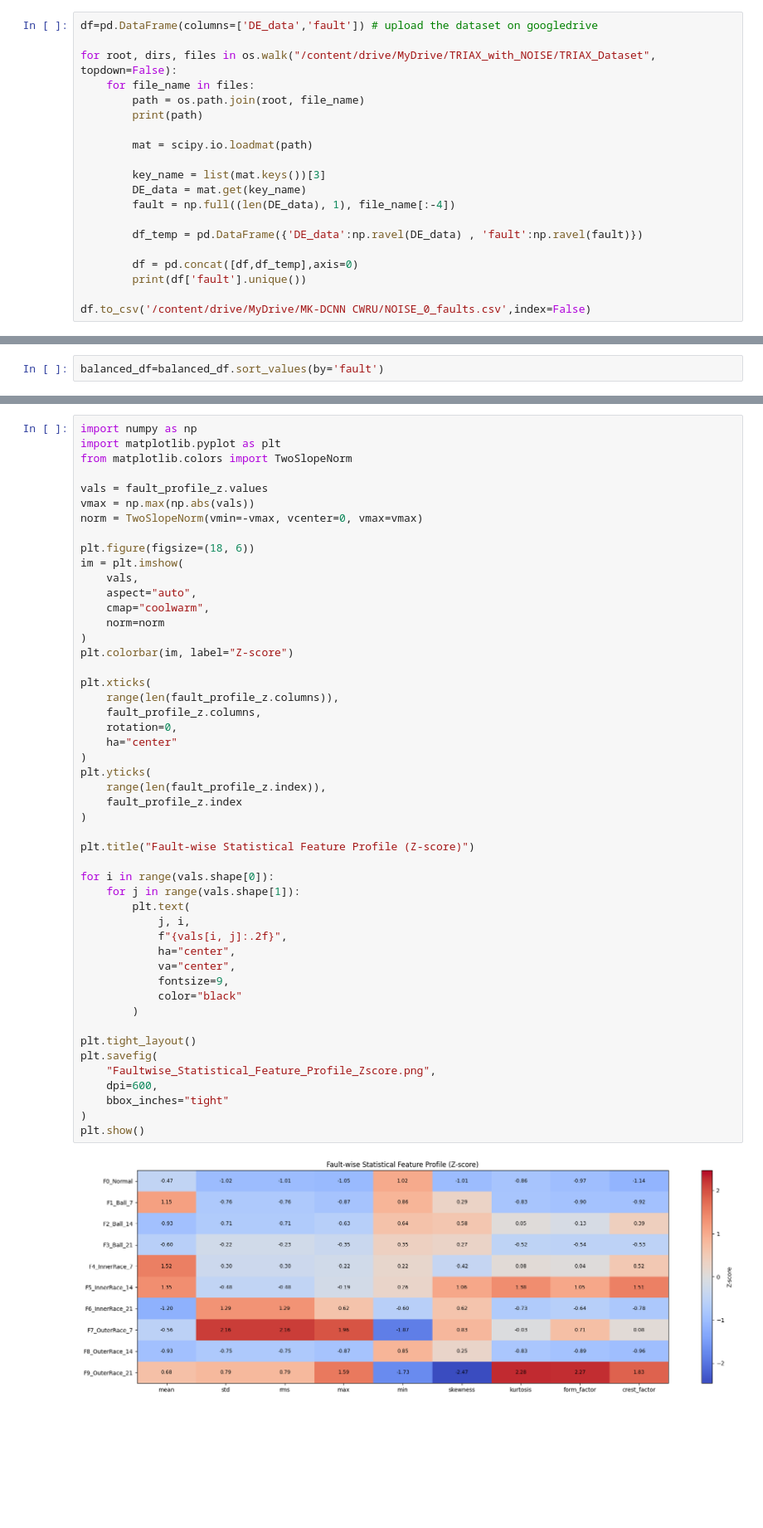
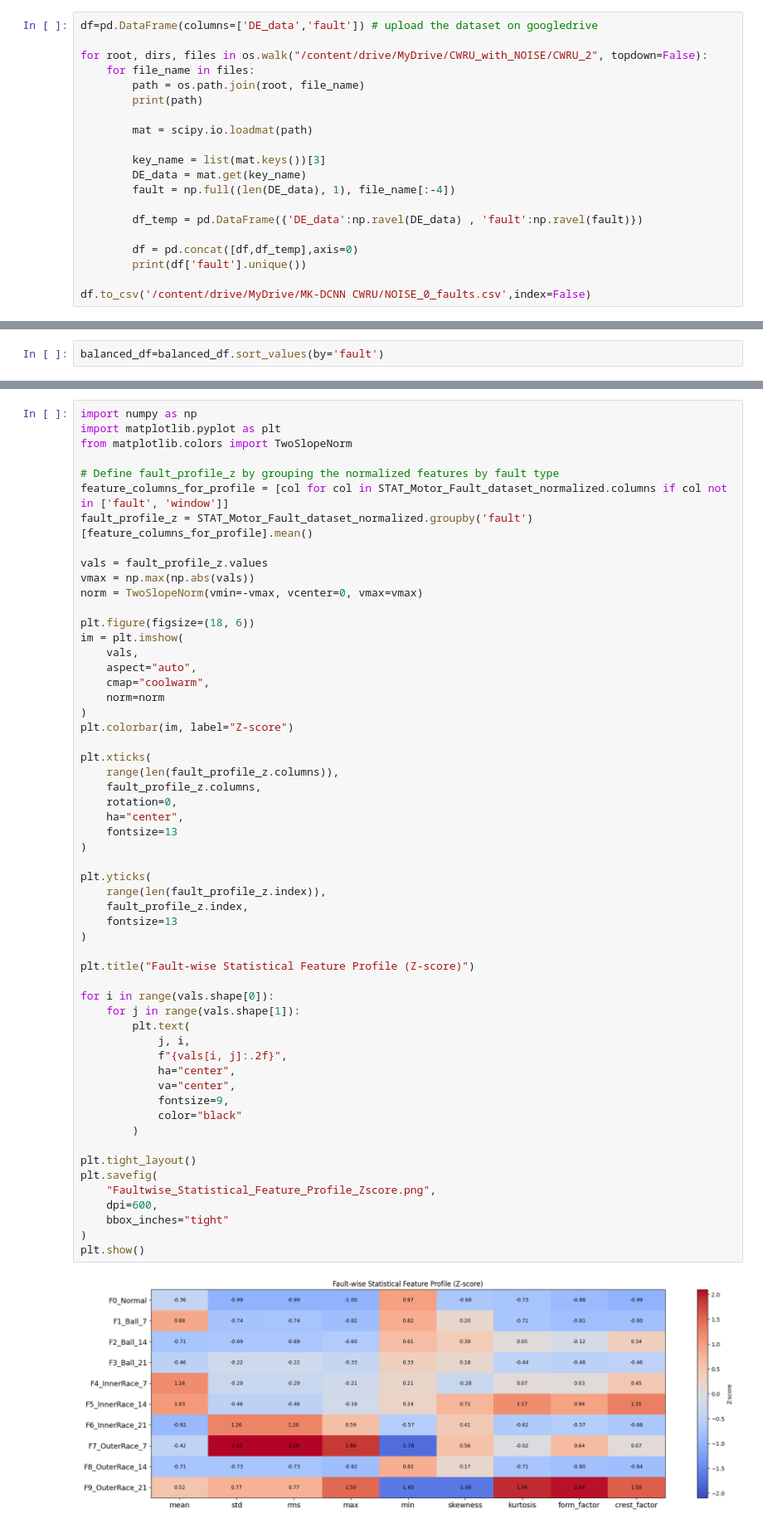
Before and after one commit to promckkon/MK-DCNN, a Jupyter notebook: MK-DCNN with 0dB NOISE in CWRU Dataset 2622.ipynb, the cells around one changed output, grey strips where cells are left out. Shown at 83% size. Drawn from its saved outputs; the diff is of its cells as text; blank space fills up the shorter version.

```diff
--- a/MK-DCNN with 0dB NOISE in CWRU Dataset 2622.ipynb
+++ b/MK-DCNN with 0dB NOISE in CWRU Dataset 2622.ipynb
@@ -17,7 +17,7 @@ Dataset Input
 # %%
 df=pd.DataFrame(columns=['DE_data','fault']) # upload the dataset on googledrive
 
-for root, dirs, files in os.walk("/content/drive/MyDrive/TRIAX_with_NOISE/TRIAX_Dataset", topdown=False):
+for root, dirs, files in os.walk("/content/drive/MyDrive/CWRU_with_NOISE/CWRU_2", topdown=False):
     for file_name in files:
         path = os.path.join(root, file_name)
         print(path)
@@ -388,6 +386,10 @@ plt.show()
 import numpy as np
 import matplotlib.pyplot as plt
 from matplotlib.colors import TwoSlopeNorm
+
+# Define fault_profile_z by grouping the normalized features by fault type
+feature_columns_for_profile = [col for col in STAT_Motor_Fault_dataset_normalized.columns if col not in ['fault', 'window']]
+fault_profile_z = STAT_Motor_Fault_dataset_normalized.groupby('fault')[feature_columns_for_profile].mean()
 
 vals = fault_profile_z.values
 vmax = np.max(np.abs(vals))
@@ -405,36 +407,39 @@ plt.colorbar(im, label="Z-score")
 plt.xticks(
     range(len(fault_profile_z.columns)),
     fault_profile_z.columns,
     rotation=0,
-    ha="center"
+    ha="center",
+    fontsize=13
 )
+
 plt.yticks(
     range(len(fault_profile_z.index)),
-    fault_profile_z.index
+    fault_profile_z.index,
+    fontsize=13
 )
 
 plt.title("Fault-wise Statistical Feature Profile (Z-score)")
 
 for i in range(vals.shape[0]):
     for j in range(vals.shape[1]):
         plt.text(
             j, i,
             f"{vals[i, j]:.2f}",
             ha="center",
             va="center",
             fontsize=9,
             color="black"
         )
 
 plt.tight_layout()
 plt.savefig(
     "Faultwise_Statistical_Feature_Profile_Zscore.png",
     dpi=600,
     bbox_inches="tight"
 )
 plt.show()
 # %% [output]
-[figure, old version]
+[figure, new version]
 # %%
 feature_cols = [c for c in balanced_df.columns if c not in ["fault", "window"]]
 
```
Also changed, not shown: parts of 6 cells of this notebook.
